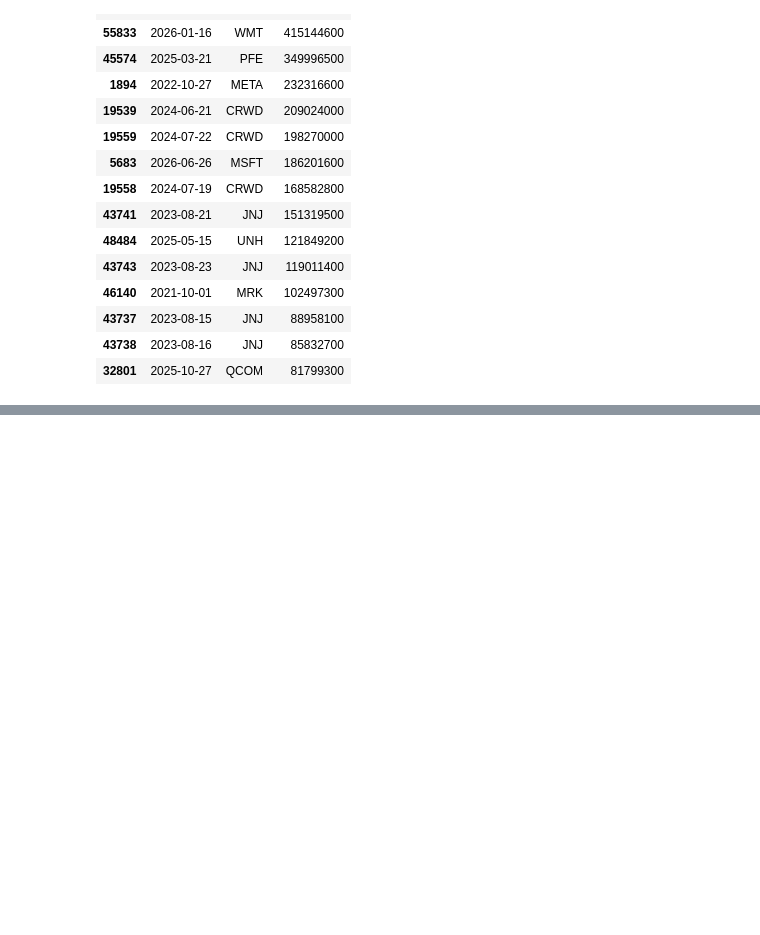
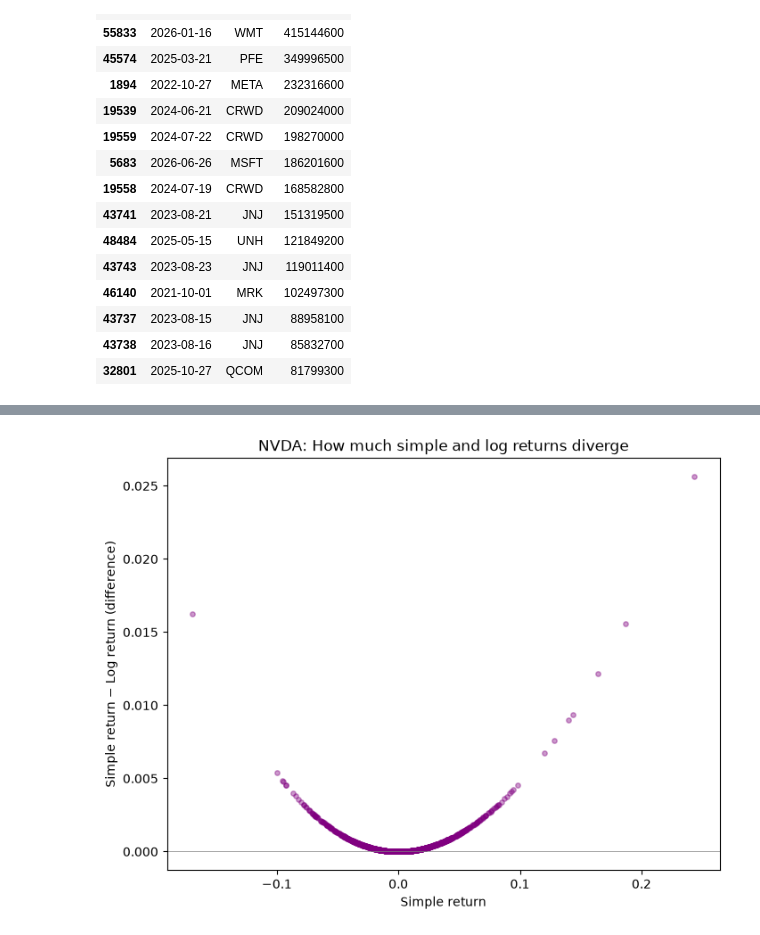
Before and after one commit to jialucharlottewu/LendoCapital, a Jupyter notebook: notebooks/Week_1.ipynb, the cells around one changed output, grey strips where cells are left out. Cells and saved outputs as stored; diff of their text form; code cells hidden in the pictures; blank space fills up the shorter version.

```diff
--- a/notebooks/Week_1.ipynb
+++ b/notebooks/Week_1.ipynb
@@ -134,0 +221,12 @@ df['adj_factor'] = df['close'] / df['adj_close']
+# %%
+nvda_compare['diff'] = nvda_compare['simple_return'] - nvda_compare['log_return']
+plt.figure(figsize=(8,6))
+plt.scatter(nvda_compare['simple_return'], nvda_compare['diff'], alpha=0.4, s=15, color='purple')
+plt.xlabel('Simple return')
+plt.ylabel('Simple return − Log return (difference)')
+plt.title('NVDA: How much simple and log returns diverge')
+plt.axhline(0, color='gray', linewidth=0.5)
+plt.savefig('../reports/nvda_divergence.png')
+plt.show()
+# %% [output]
+[figure, added]
```
Also changed, not shown: parts of 23 cells of this notebook, 5 other files.
